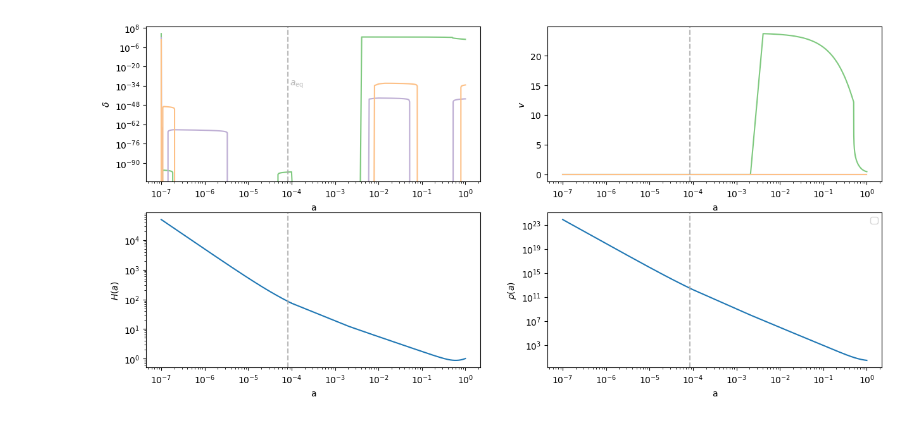
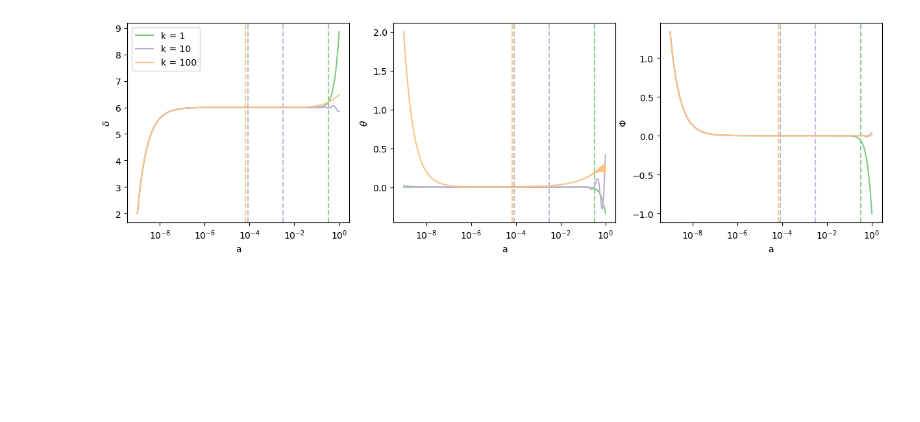
Before and after one commit to joaoreboucas1/einstein_boltzmann, a Jupyter notebook: growth.ipynb, the cells around one changed output. Saved outputs shown, nothing was run; the diff lists cells and outputs as text; code cells hidden in the pictures; blank space fills up the shorter version.

```diff
--- a/growth.ipynb
+++ b/growth.ipynb
@@ -149,38 +112,36 @@ ue anyway
 # %%
 # From https://colorbrewer2.org/#type=qualitative&scheme=Accent&n=6
 colors = [
     "#7fc97f",
     "#beaed4",
     "#fdc086",
     "#ffff99",
     "#386cb0",
     "#f0027f"
 ]
 
-fig, axs = plt.subplots(2, 2, figsize=(15,7))
+fig, axs = plt.subplots(1, 3, figsize=(15,4))
 for k, result, color in zip(ks, results, colors):
-    delta, v = result.T
-    rho_a = rho(a)
-    H_a = H_curly(a)
-    Phi = 0.5*a**2*rho_a*(delta + 3*H_a*v/k)/k**2
+    delta_m, theta_m, delta_gamma, theta_gamma, Phi = result.T
+    axs[0].semilogx(a, np.abs(delta_m), label=f"k = {k}", color=color)
+    axs[1].semilogx(a, theta_m, label=f"k = {k}", color=color)
+    axs[2].semilogx(a, Phi,   label=f"k = {k}", color=color)
     a_horizon_entry = scale_factor_horizon_entry(k)
-    axs[0, 0].loglog(a, delta, label=f"k = {k}", color=color)
-    axs[0, 1].semilogx(a, v, label=f"k = {k}", color=color)
-    for ax in axs[0]: ax.axvline(a_horizon_entry, alpha=0.9, ls="--", color=color)
+    for ax in axs: ax.axvline(a_horizon_entry, alpha=0.9, ls="--", color=color)
 
-axs[1, 0].loglog(a, H_a)
-axs[1, 1].loglog(a, rho_a)
+rho_a = rho_tot(a)
+P_a   = P(a)
+H_a   = H_curly(a)
 
 for ax in axs.flatten():
     ax.axvline(a_eq, c="darkgray", alpha=0.8, ls="--")
     ax.set_xlabel("a")
 
-axs[0, 0].text(a_eq*1.1, delta[-1]*0.95, r"$a_\mathrm{eq}$", c="darkgray", alpha=0.8)
-axs[0, 0].set_ylabel(r"$\delta$")
-axs[0, 1].set_ylabel(r"$v$")
-axs[1, 0].set_ylabel(r"$H(a)$")
-axs[1, 1].set_ylabel(r"$\rho(a)$")
-plt.legend()
+# axs[0].text(a_eq*1.1, delta_m[-1]*0.95, r"$a_\mathrm{eq}$", c="darkgray", alpha=0.8)
+axs[0].set_ylabel(r"$\delta$")
+axs[1].set_ylabel(r"$\theta$")
+axs[2].set_ylabel(r"$\Phi$")
+axs[0].legend()
 plt.savefig("deltas.pdf")
 # %% [output]
-[figure, old version]
+[figure, new version]
```
Also changed, not shown: parts of 5 cells of this notebook, 4 other files.
